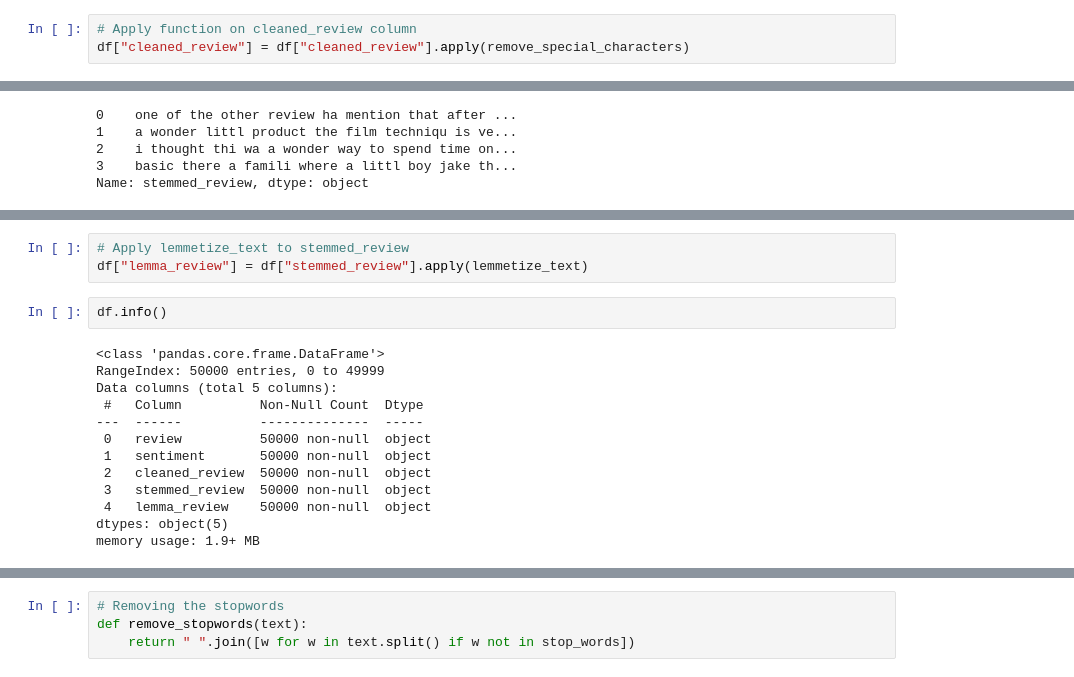
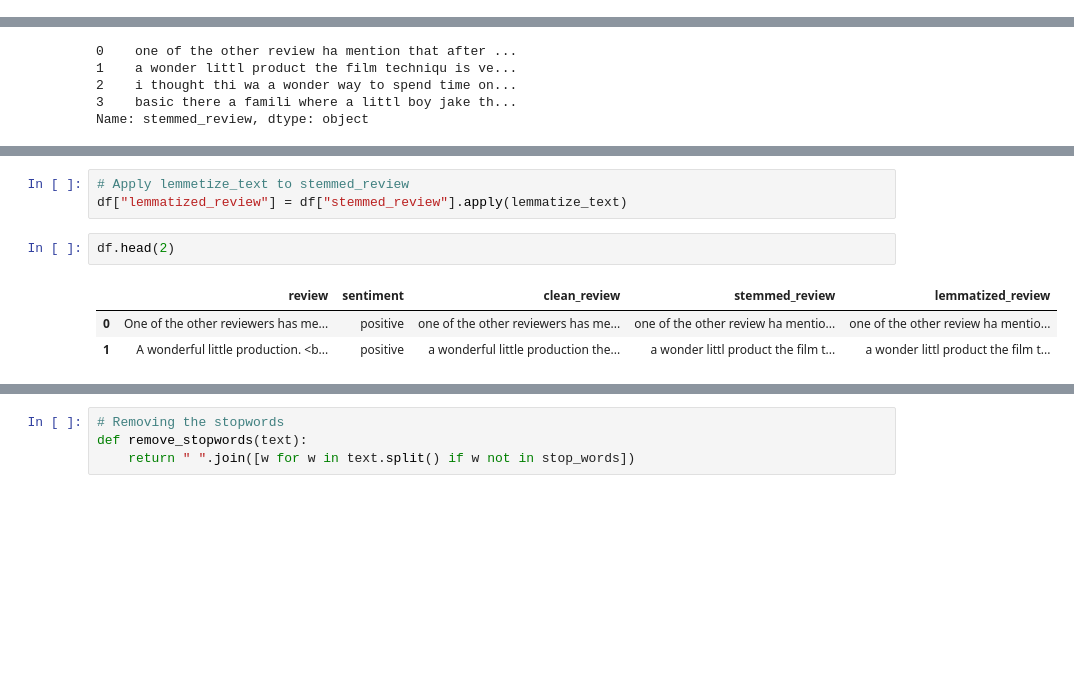
Before and after one commit to Zahed-Golabi/Tweet-Sentiment-Analysis, a Jupyter notebook: Tweet Sentiment Analysis.ipynb, the cells around one changed output, grey strips where cells are left out. Drawn from its saved outputs; the diff is of its cells as text; blank space fills up the shorter version.

```diff
--- a/Tweet Sentiment Analysis.ipynb
+++ b/Tweet Sentiment Analysis.ipynb
@@ -191,3 +152,0 @@ def remove_special_characters(text):
-# %%
-# Apply function on cleaned_review column
-df["cleaned_review"] = df["cleaned_review"].apply(remove_special_characters)
@@ -240,19 +184,10 @@ False
 # %%
 # Apply lemmetize_text to stemmed_review
-df["lemma_review"] = df["stemmed_review"].apply(lemmetize_text)
+df["lemmatized_review"] = df["stemmed_review"].apply(lemmatize_text)
 # %%
-df.info()
+df.head(2)
 # %% [output]
-<class 'pandas.core.frame.DataFrame'>
-RangeIndex: 50000 entries, 0 to 49999
-Data columns (total 5 columns):
- #   Column          Non-Null Count  Dtype
----  ------          --------------  -----
- 0   review          50000 non-null  object
- 1   sentiment       50000 non-null  object
- 2   cleaned_review  50000 non-null  object
- 3   stemmed_review  50000 non-null  object
- 4   lemma_review    50000 non-null  object
-dtypes: object(5)
-memory usage: 1.9+ MB
+|  | review | sentiment | clean_review | stemmed_review | lemmatized_review |
+| 0 | One of the other reviewers has me... | positive | one of the other reviewers has me... | one of the other review ha mentio... | one of the other review ha mentio... |
+| 1 | A wonderful little production. <b... | positive | a wonderful little production the... | a wonder littl product the film t... | a wonder littl product the film t... |
 # %%
```
Also changed, not shown: parts of 53 cells of this notebook.
